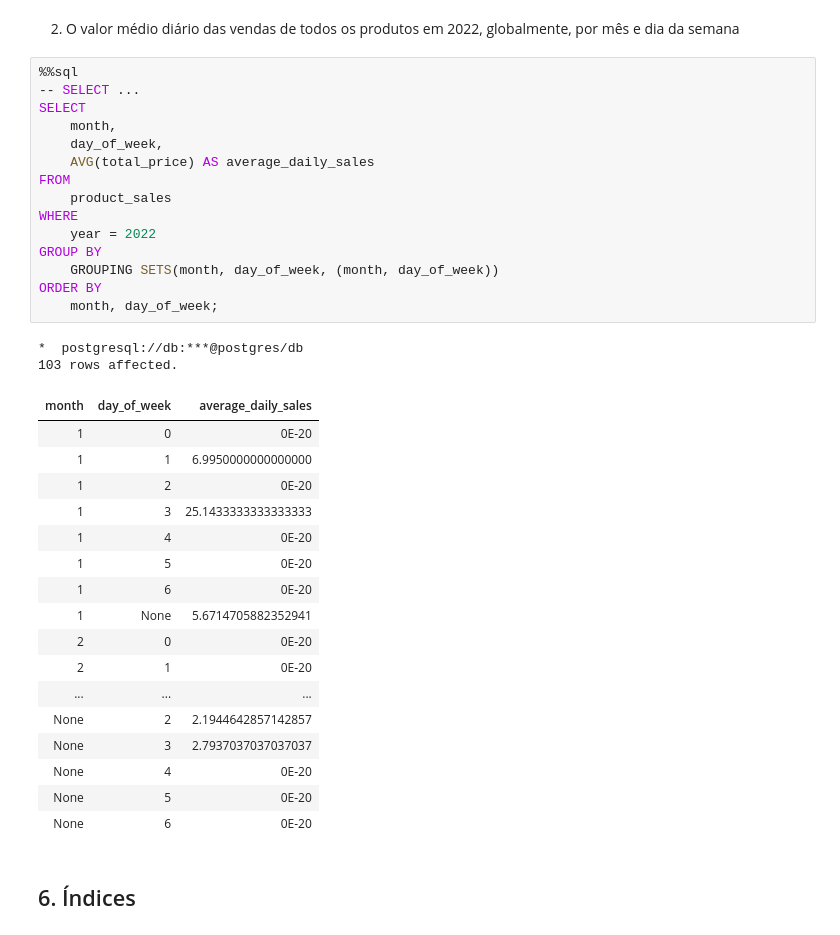
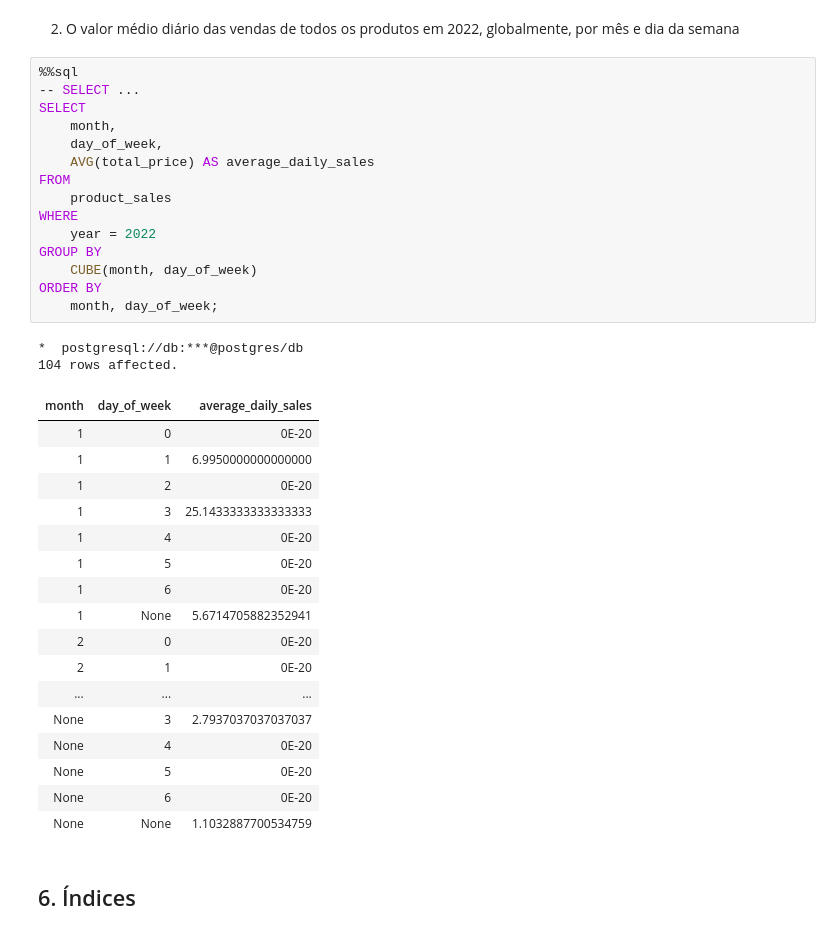
Before and after one commit to MateuSpencer/BD_Projeto_22-23, a Jupyter notebook: Entrega_3/E3-report.ipynb, the cells around one changed output. Cells and saved outputs as stored; diff of their text form.

Commit message:
olap 2 feita com cube

```diff
--- a/Entrega_3/E3-report.ipynb
+++ b/Entrega_3/E3-report.ipynb
@@ -539,38 +539,38 @@ ORDER BY
 # %%
 %%sql
 -- SELECT ...
 SELECT
     month,
     day_of_week,
     AVG(total_price) AS average_daily_sales
 FROM
     product_sales
 WHERE
     year = 2022
 GROUP BY
-    GROUPING SETS(month, day_of_week, (month, day_of_week))
+    CUBE(month, day_of_week)
 ORDER BY
     month, day_of_week;
 # %% [output]
 *  postgresql://db:***@postgres/db
-103 rows affected.
+104 rows affected.
 | month | day_of_week | average_daily_sales |
 | 1 | 0 | 0E-20 |
 | 1 | 1 | 6.9950000000000000 |
 | 1 | 2 | 0E-20 |
 | 1 | 3 | 25.1433333333333333 |
 | 1 | 4 | 0E-20 |
 | 1 | 5 | 0E-20 |
 | 1 | 6 | 0E-20 |
 | 1 | None | 5.6714705882352941 |
 | 2 | 0 | 0E-20 |
 | 2 | 1 | 0E-20 |
 | ... | ... | ... |
-| None | 2 | 2.1944642857142857 |
 | None | 3 | 2.7937037037037037 |
 | None | 4 | 0E-20 |
 | None | 5 | 0E-20 |
 | None | 6 | 0E-20 |
+| None | None | 1.1032887700534759 |
 # %% [markdown]
 ## 6. Índices
 # %% [markdown]
```
